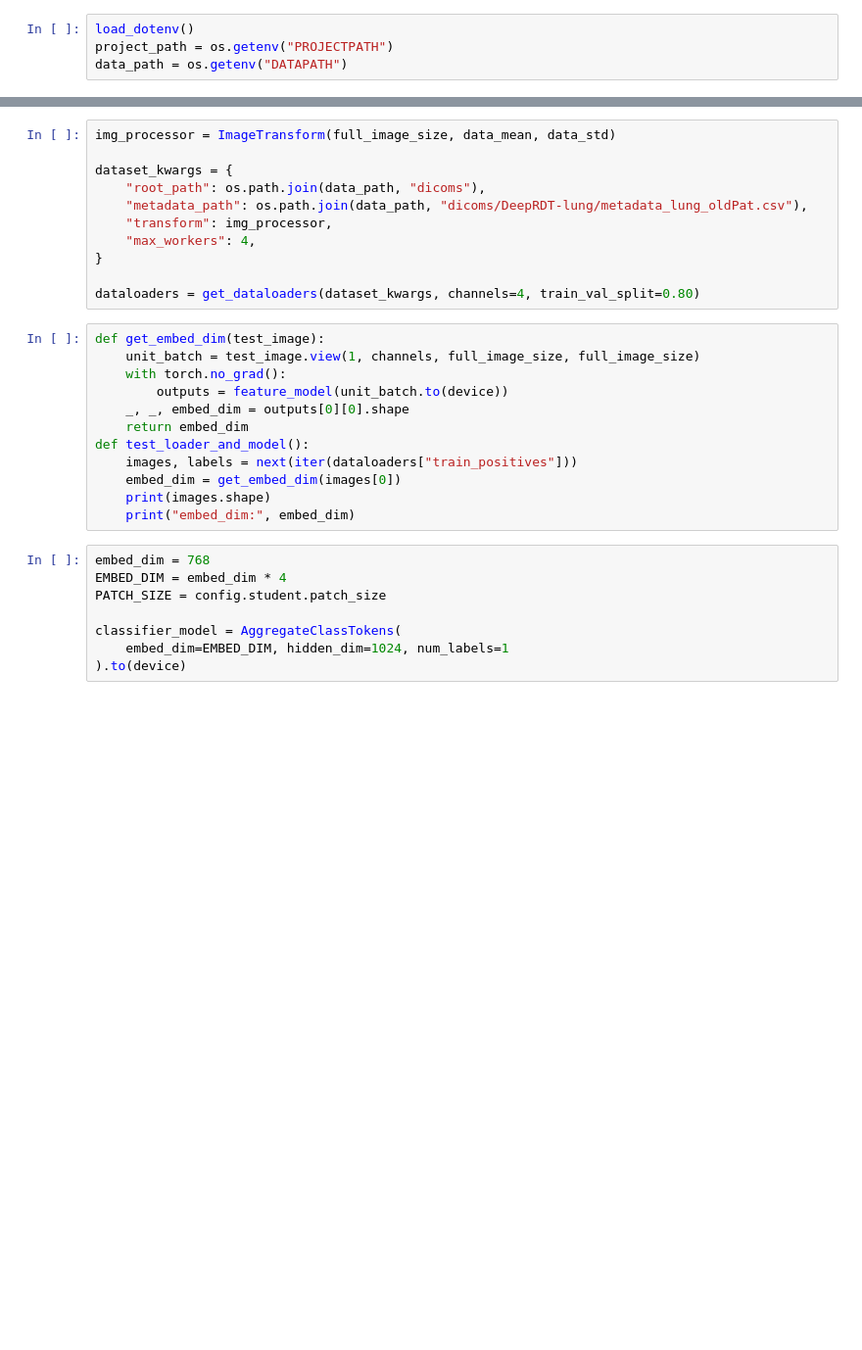
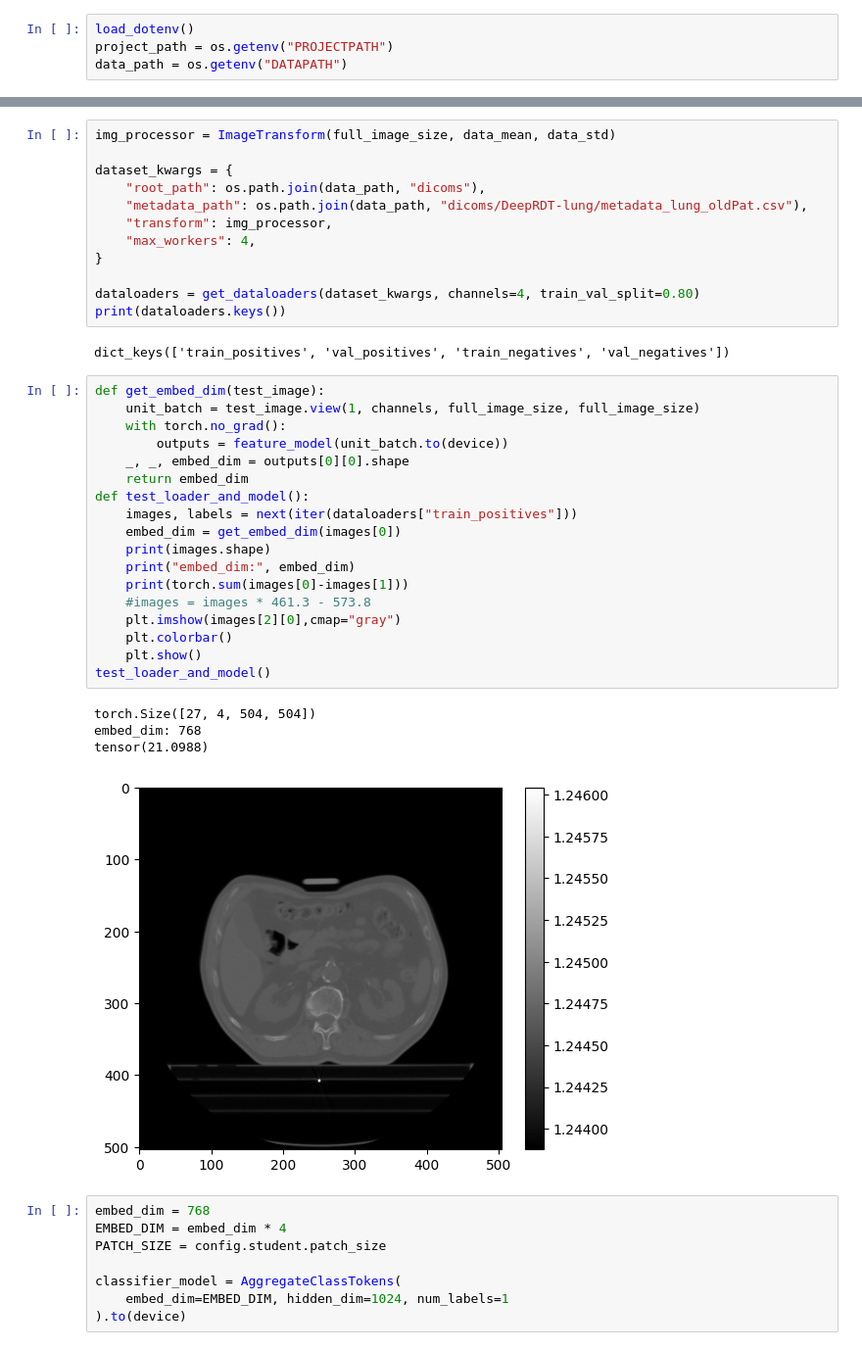
Before and after one commit to rmaguado/radio-foundation, a Jupyter notebook: evaluation/classification_deeprdt-lung.ipynb, the cells around one changed output, grey strips where cells are left out. Shown at 98% size. Drawn from its saved outputs; the diff is of its cells as text; blank space fills up the shorter version.

```diff
--- a/evaluation/classification_deeprdt-lung.ipynb
+++ b/evaluation/classification_deeprdt-lung.ipynb
@@ -46,18 +55,32 @@ dataset_kwargs = {
 }
 
 dataloaders = get_dataloaders(dataset_kwargs, channels=4, train_val_split=0.80)
+print(dataloaders.keys())
+# %% [output]
+dict_keys(['train_positives', 'val_positives', 'train_negatives', 'val_negatives'])
 # %%
 def get_embed_dim(test_image):
     unit_batch = test_image.view(1, channels, full_image_size, full_image_size)
     with torch.no_grad():
         outputs = feature_model(unit_batch.to(device))
     _, _, embed_dim = outputs[0][0].shape
     return embed_dim
 def test_loader_and_model():
     images, labels = next(iter(dataloaders["train_positives"]))
     embed_dim = get_embed_dim(images[0])
     print(images.shape)
     print("embed_dim:", embed_dim)
+    print(torch.sum(images[0]-images[1]))
+    #images = images * 461.3 - 573.8
+    plt.imshow(images[2][0],cmap="gray")
+    plt.colorbar()
+    plt.show()
+test_loader_and_model()
+# %% [output]
+torch.Size([27, 4, 504, 504])
+embed_dim: 768
+tensor(21.0988)
+[figure, added]
 # %%
 embed_dim = 768
 EMBED_DIM = embed_dim * 4
```
Also changed, not shown: parts of 6 cells of this notebook.
